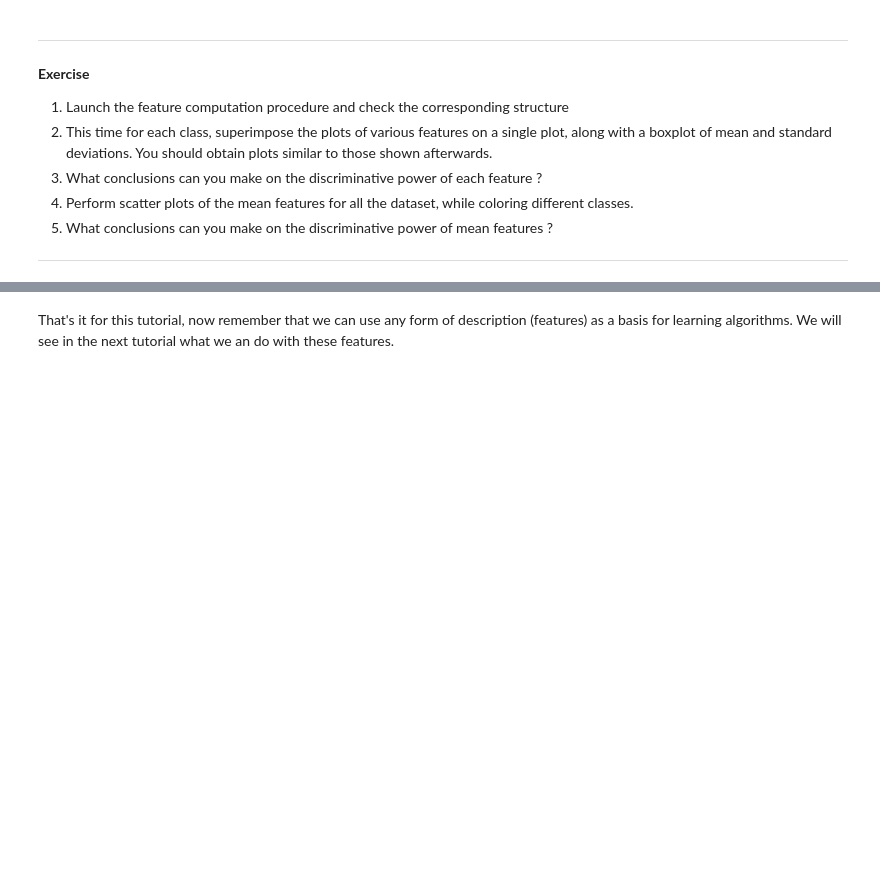
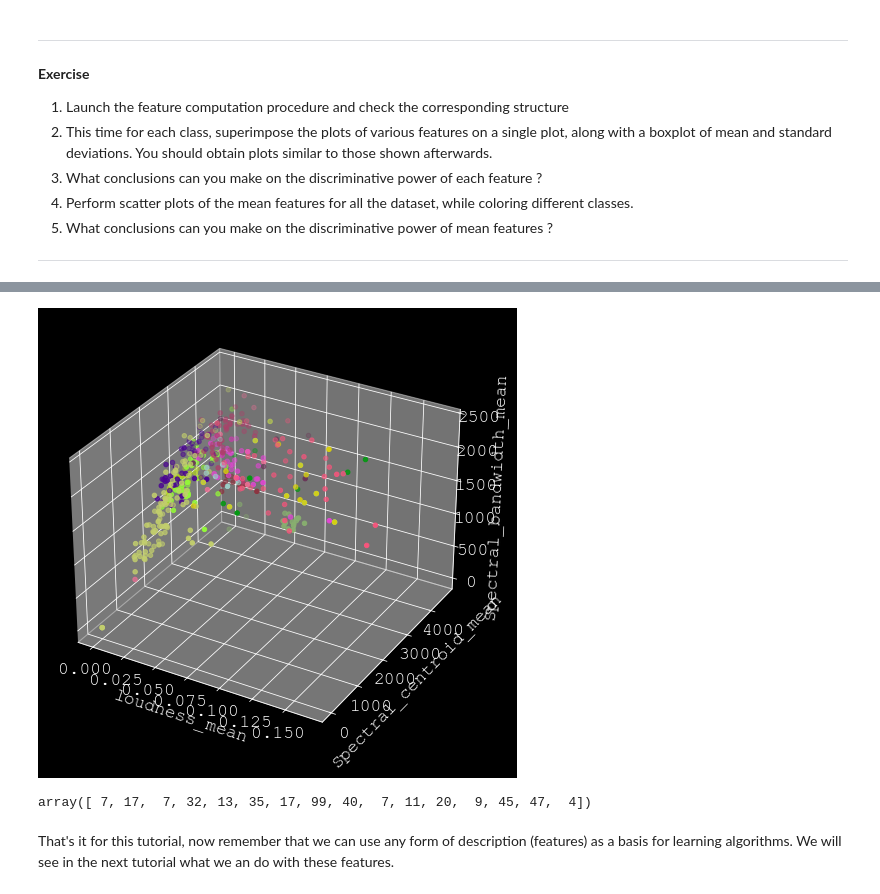
Before and after one commit to iamvcrx/Victor-BIGAND-atiam_ml, a Jupyter notebook: 01a_machine_learning.ipynb, the cells around one changed output, grey strips where cells are left out. Cells and saved outputs as stored; diff of their text form; code cells hidden in the pictures; blank space fills up the shorter version.

```diff
--- a/01a_machine_learning.ipynb
+++ b/01a_machine_learning.ipynb
@@ -366,16 +502,28 @@ flierprops = dict(markeredgecolor='white', markerfacecolor='firebrick')
 # %%
 #%% Q-0.3.4 - Observe the distribution of classes for different features
 
 # This allows to use 3D rendering in matplotlib
 from mpl_toolkits.mplot3d import Axes3D
-plt.figure(figsize=(12,8))
+fig = plt.figure(figsize=(12,8))
 # Create a vector of random colors for each class
 colorVect = np.zeros((3, len(data_struct["class_names"])));
 for c in range(len(data_struct["class_names"])):
     colorVect[:,c] = np.random.rand(3);
 
-######################
-# YOUR CODE GOES HERE
-######################
+
+ax1 = fig.add_subplot(111,projection="3d")
+
+ax1.scatter(data_struct["loudness_mean"][0:class_counter[1]],data_struct["spectral_centroid_mean"][0:class_counter[1]],data_struct["spectral_bandwidth_mean"][0:class_counter[1]])
+for i in range(1,len(data_struct["class_names"])) :
+    ax1.scatter(data_struct["loudness_mean"][np.sum(class_counter[:i-1]):np.sum(class_counter[:i])],data_struct["spectral_centroid_mean"][np.sum(class_counter[:i-1]):np.sum(class_counter[:i])],data_struct["spectral_bandwidth_mean"][np.sum(class_counter[:i-1]):np.sum(class_counter[:i])],color=colorVect[:,i])
+    ax1.set_xlabel("loudness_mean")
+    ax1.set_ylabel("Spectral_centroid_mean")
+    ax1.set_zlabel("Spectral_bandwidth_mean")
+# %% [output]
+[figure, added]
+# %%
+class_counter
+# %% [output]
+array([ 7, 17,  7, 32, 13, 35, 17, 99, 40,  7, 11, 20,  9, 45, 47,  4])
 # %% [markdown]
 That's it for this tutorial, now remember that we can use any form of description (features) as a basis for learning algorithms. We will see in the next tutorial what we an do with these features.
```
Also changed, not shown: parts of 20 cells of this notebook.
